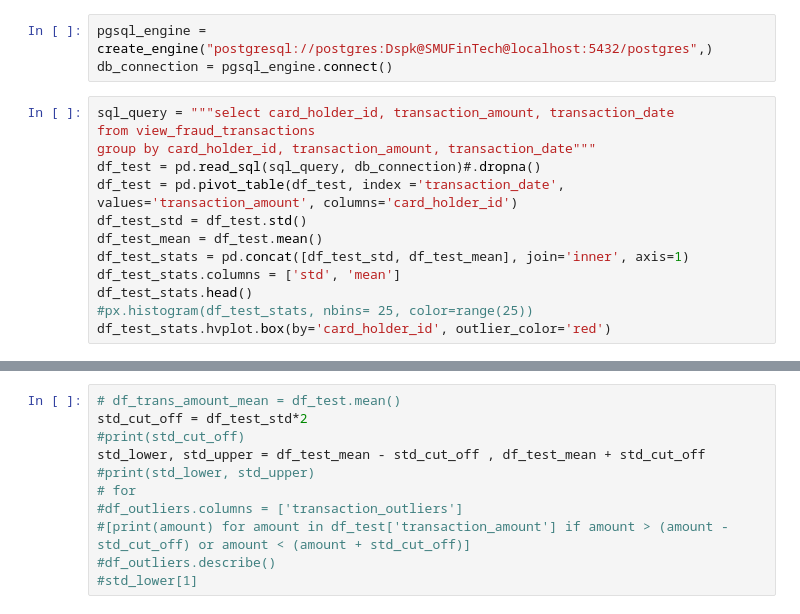
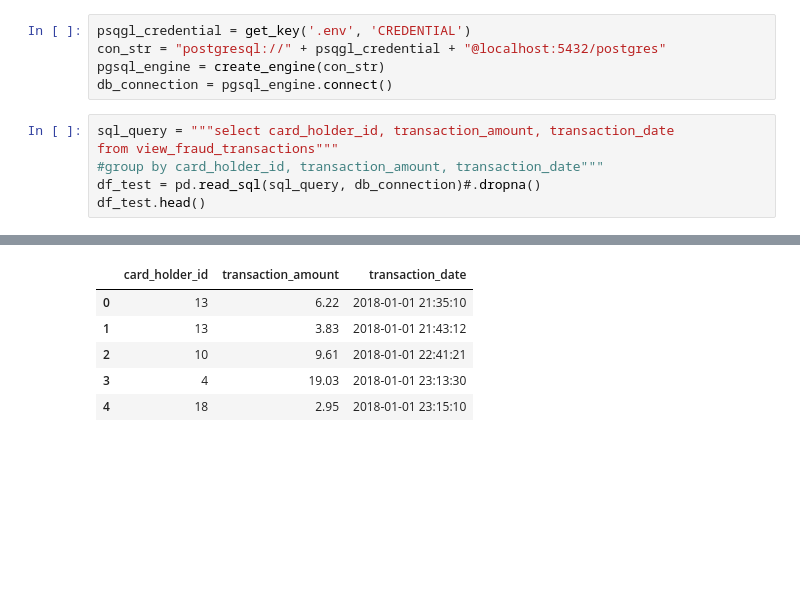
Before and after one commit to pdevalaraju/Fradulent_Transactions, a Jupyter notebook: Outlier_Identification.ipynb, the cells around one changed output, grey strips where cells are left out. Cells and saved outputs as stored; diff of their text form; blank space fills up the shorter version.

```diff
--- a/Outlier_Identification.ipynb
+++ b/Outlier_Identification.ipynb
@@ -11,17 +10,12 @@ import hvplot.pandas
 # %%
-pgsql_engine = create_engine("postgresql://postgres:Dspk@SMUFinTech@localhost:5432/postgres",)
+psqgl_credential = get_key('.env', 'CREDENTIAL')
+con_str = "postgresql://" + psqgl_credential + "@localhost:5432/postgres"
+pgsql_engine = create_engine(con_str)
 db_connection = pgsql_engine.connect()
 # %%
 sql_query = """select card_holder_id, transaction_amount, transaction_date
-from view_fraud_transactions
-group by card_holder_id, transaction_amount, transaction_date"""
+from view_fraud_transactions"""
+#group by card_holder_id, transaction_amount, transaction_date"""
 df_test = pd.read_sql(sql_query, db_connection)#.dropna()
-df_test = pd.pivot_table(df_test, index ='transaction_date', values='transaction_amount', columns='card_holder_id')
-df_test_std = df_test.std()
-df_test_mean = df_test.mean()
-df_test_stats = pd.concat([df_test_std, df_test_mean], join='inner', axis=1)
-df_test_stats.columns = ['std', 'mean']
-df_test_stats.head()
-#px.histogram(df_test_stats, nbins= 25, color=range(25))
-df_test_stats.hvplot.box(by='card_holder_id', outlier_color='red')
+df_test.head()
 # %% [output]
@@ -29,11 +22,6 @@ df_test_stats.hvplot.box(by='card_holder_id', outlier_color='red')
+|  | card_holder_id | transaction_amount | transaction_date |
+| 0 | 13 | 6.22 | 2018-01-01 21:35:10 |
+| 1 | 13 | 3.83 | 2018-01-01 21:43:12 |
+| 2 | 10 | 9.61 | 2018-01-01 22:41:21 |
+| 3 | 4 | 19.03 | 2018-01-01 23:13:30 |
+| 4 | 18 | 2.95 | 2018-01-01 23:15:10 |
-# %%
-# df_trans_amount_mean = df_test.mean()
-std_cut_off = df_test_std*2
-#print(std_cut_off)
-std_lower, std_upper = df_test_mean - std_cut_off , df_test_mean + std_cut_off
-#print(std_lower, std_upper)
-# for
-#df_outliers.columns = ['transaction_outliers']
-#[print(amount) for amount in df_test['transaction_amount'] if amount > (amount - std_cut_off) or amount < (amount + std_cut_off)]
-#df_outliers.describe()
-#std_lower[1]
```
Also changed, not shown: parts of 8 cells of this notebook.
